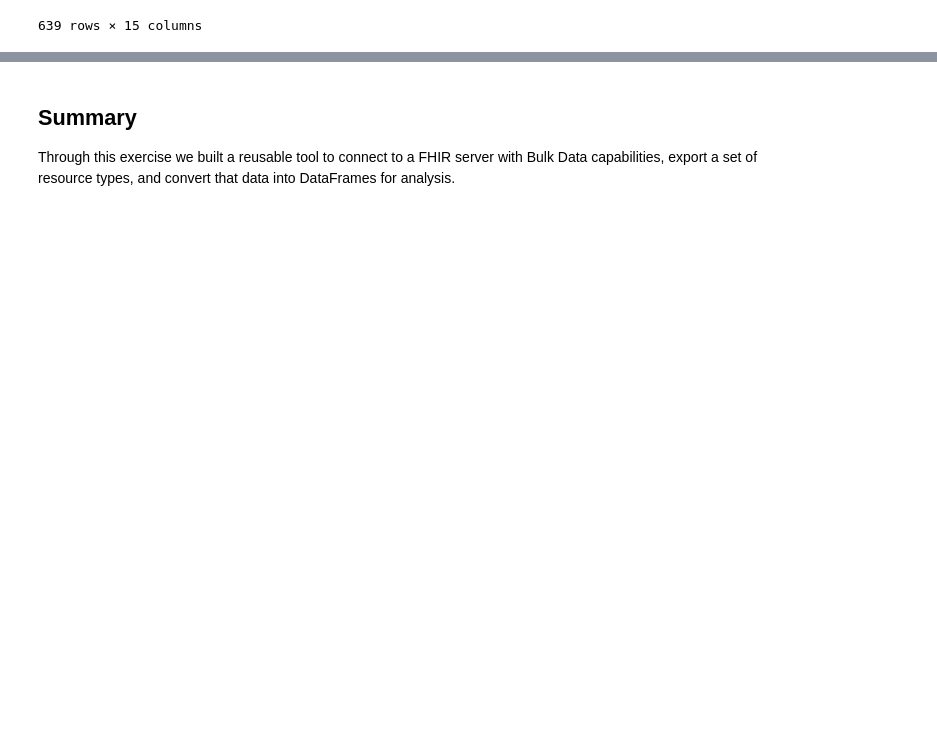
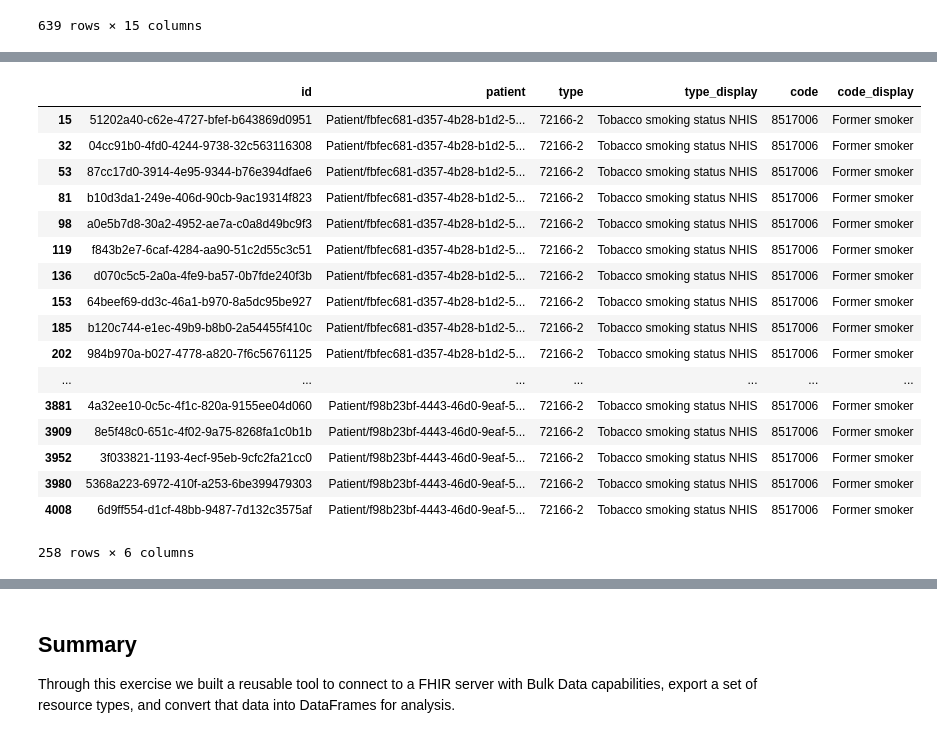
Before and after one commit to mitre/fhir-for-research, a Jupyter notebook: workshops/fhir-bulk-data/notebook.ipynb, the cells around one changed output, grey strips where cells are left out. Cells and saved outputs as stored; diff of their text form; code cells hidden in the pictures; blank space fills up the shorter version.

```diff
--- a/workshops/fhir-bulk-data/notebook.ipynb
+++ b/workshops/fhir-bulk-data/notebook.ipynb
@@ -390,7 +389,7 @@ import json
 
 resources_by_type = {}
 
-for output_file in output_files:
+for output_file in tqdm(output_files):
     download_url = output_file['url']
     resource_type = output_file['type']
 
@@ -479,7 +507,7 @@ fhir_paths = [
         ["id", "identifier[0].value"],
         ["gender", "gender"],
         ["date_of_birth", "birthDate"],
-        ["marital_status", "maritalStatus.coding[0].code"]
+        ["marital_status", "maritalStatus.coding.first().code"]
     ]
 
 # compile the fhirpath so they can be reused. this will result in better performance on large datasets
@@ -722,0 +940,7 @@ dfs['Condition']
+# %%
+# Try adding an additional resources
+fetcher.add_resource_type('Observation')
+
+dfs = fetcher.get_dataframes()
+
+dfs['Observation']
@@ -722,0 +964,43 @@ dfs['Condition']
+# %%
+# Try filtering to just Observations of smoking status
+
+# `fetcher.reprocess_dataframes()` does the same thing as `get_dataframes()`,
+# but with FHIRPaths and without re-downloading everything
+dfs = fetcher.reprocess_dataframes({
+    'Patient': [
+        ("id", "identifier[0].value"),
+        ("gender", "gender"),
+        ("date_of_birth", "birthDate"),
+        ("marital_status", "maritalStatus.coding.first().code")
+    ],
+    'Observation': [
+        ("id", "id"),
+        ("patient", "subject.reference"),
+        ("type", "code.coding.first().code"),
+        ("type_display", "code.coding.first().display"),
+        ("code", "valueCodeableConcept.coding.first().code"),
+        ("code_display", "valueCodeableConcept.coding.first().display"),
+    ]
+})
+
+with pd.option_context('display.max_rows', 100, 'display.min_rows', 100):
+    display(dfs['Observation'][dfs['Observation']['type'] == '72166-2'])
+# %% [output]
+|  | id | patient | type | type_display | code | code_display |
+| 15 | 51202a40-c62e-4727-bfef-b643869d0951 | Patient/fbfec681-d357-4b28-b1d2-5... | 72166-2 | Tobacco smoking status NHIS | 8517006 | Former smoker |
+| 32 | 04cc91b0-4fd0-4244-9738-32c563116308 | Patient/fbfec681-d357-4b28-b1d2-5... | 72166-2 | Tobacco smoking status NHIS | 8517006 | Former smoker |
+| 53 | 87cc17d0-3914-4e95-9344-b76e394dfae6 | Patient/fbfec681-d357-4b28-b1d2-5... | 72166-2 | Tobacco smoking status NHIS | 8517006 | Former smoker |
+| 81 | b10d3da1-249e-406d-90cb-9ac19314f823 | Patient/fbfec681-d357-4b28-b1d2-5... | 72166-2 | Tobacco smoking status NHIS | 8517006 | Former smoker |
+| 98 | a0e5b7d8-30a2-4952-ae7a-c0a8d49bc9f3 | Patient/fbfec681-d357-4b28-b1d2-5... | 72166-2 | Tobacco smoking status NHIS | 8517006 | Former smoker |
+| 119 | f843b2e7-6caf-4284-aa90-51c2d55c3c51 | Patient/fbfec681-d357-4b28-b1d2-5... | 72166-2 | Tobacco smoking status NHIS | 8517006 | Former smoker |
+| 136 | d070c5c5-2a0a-4fe9-ba57-0b7fde240f3b | Patient/fbfec681-d357-4b28-b1d2-5... | 72166-2 | Tobacco smoking status NHIS | 8517006 | Former smoker |
+| 153 | 64beef69-dd3c-46a1-b970-8a5dc95be927 | Patient/fbfec681-d357-4b28-b1d2-5... | 72166-2 | Tobacco smoking status NHIS | 8517006 | Former smoker |
+| 185 | b120c744-e1ec-49b9-b8b0-2a54455f410c | Patient/fbfec681-d357-4b28-b1d2-5... | 72166-2 | Tobacco smoking status NHIS | 8517006 | Former smoker |
+| 202 | 984b970a-b027-4778-a820-7f6c56761125 | Patient/fbfec681-d357-4b28-b1d2-5... | 72166-2 | Tobacco smoking status NHIS | 8517006 | Former smoker |
+| ... | ... | ... | ... | ... | ... | ... |
+| 3881 | 4a32ee10-0c5c-4f1c-820a-9155ee04d060 | Patient/f98b23bf-4443-46d0-9eaf-5... | 72166-2 | Tobacco smoking status NHIS | 8517006 | Former smoker |
+| 3909 | 8e5f48c0-651c-4f02-9a75-8268fa1c0b1b | Patient/f98b23bf-4443-46d0-9eaf-5... | 72166-2 | Tobacco smoking status NHIS | 8517006 | Former smoker |
+| 3952 | 3f033821-1193-4ecf-95eb-9cfc2fa21cc0 | Patient/f98b23bf-4443-46d0-9eaf-5... | 72166-2 | Tobacco smoking status NHIS | 8517006 | Former smoker |
+| 3980 | 5368a223-6972-410f-a253-6be399479303 | Patient/f98b23bf-4443-46d0-9eaf-5... | 72166-2 | Tobacco smoking status NHIS | 8517006 | Former smoker |
+| 4008 | 6d9ff554-d1cf-48bb-9487-7d132c3575af | Patient/f98b23bf-4443-46d0-9eaf-5... | 72166-2 | Tobacco smoking status NHIS | 8517006 | Former smoker |
+258 rows × 6 columns
```
Also changed, not shown: parts of 42 cells of this notebook, 7 other files.
